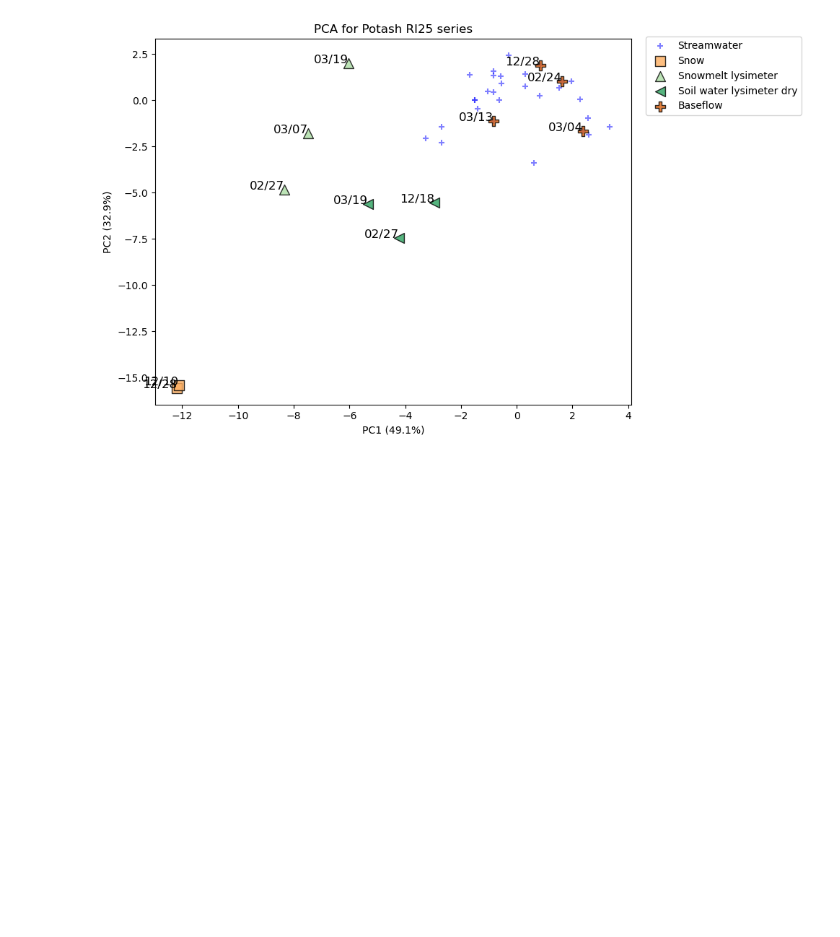
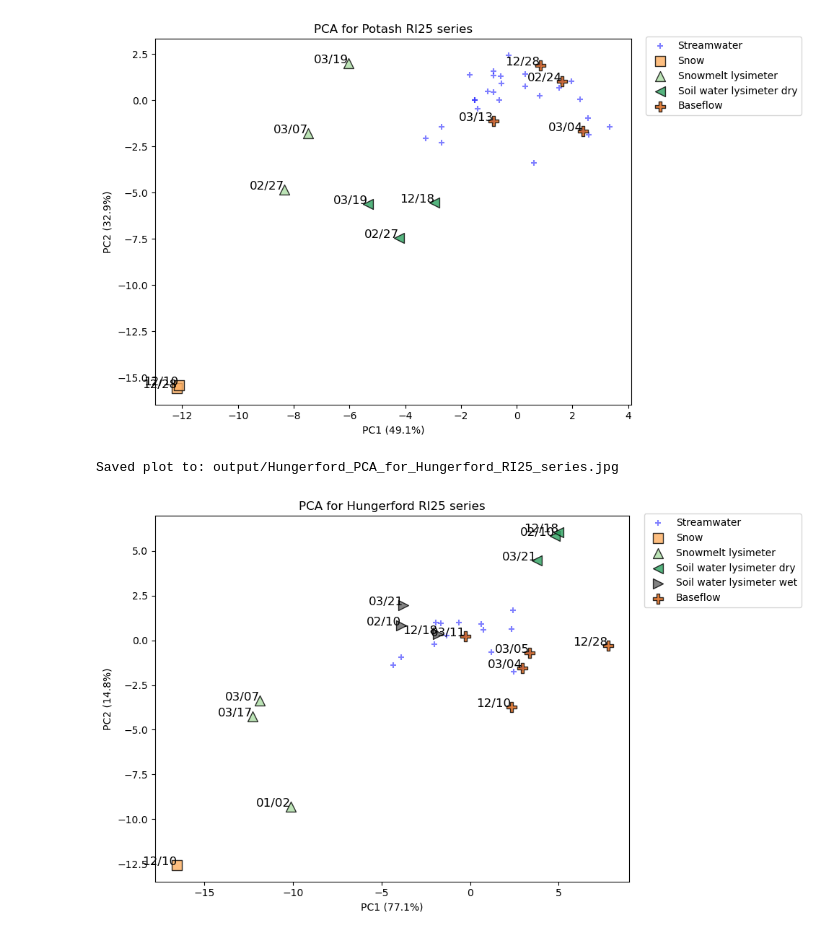
Before and after one commit to MeganEDuffy/EMMA, a Jupyter notebook: EMMA-main/Wade_Hungerford_Potash_RI25_event-PCA.ipynb, the cells around one changed output. Saved outputs shown, nothing was run; the diff lists cells and outputs as text; code cells hidden in the pictures; blank space fills up the shorter version.

```diff
--- a/EMMA-main/Wade_Hungerford_Potash_RI25_event-PCA.ipynb
+++ b/EMMA-main/Wade_Hungerford_Potash_RI25_event-PCA.ipynb
@@ -224,3 +224,35 @@ potash_ri25_tracers, potash_ri25_pca, potash_ri25_subset_stream, potash_ri25_str
 # %% [output]
 Saved plot to: output/Potash_PCA_for_Potash_RI25_series.jpg
 [figure]
+# %%
+# Load the full RI25 dataset
+df = pd.read_csv("data/newrnet-chemistry/RI25/RI25-IC-ICP-isotope-joined.csv")
+
+######################
+# Hungerford RI25 events #
+######################
+
+# Hungerford RI25 series
+# Endmembers:
+
+    #  RI25-1033, RI25-1110, RI25-1149, RI25-1182, RI25-1202 Baseflow 1033 and 1183(?) guesses
+    #  RI25-1129 Snow
+    #  RI25-1116, RI25-1124, RI25-1288 Soil water lysimeter dry
+    #  RI25-1117, RI25-1122, RI25-1289 Soil water lysimeter wet
+    #  RI25-1113, RI25-1228, RI25-1230 Snowmelt lysimeter
+
+hungerford_ri25_tracers, hungerford_ri25_pca, hungerford_ri25_subset_stream, hungerford_ri25_stream_pca_result = plot_event_pca(
+    data=df,
+    site="Hungerford",
+    start_date="2024-12-01",
+    end_date="2025-05-01",
+    endmember_ids=["RI25-1033", "RI25-1110", "RI25-1149", "RI25-1182", "RI25-1202", #Baseflow
+                  "RI25-1129", #Snow
+                  "RI25-1116", "RI25-1124", "RI25-1288", #Soil water lysimeter dry
+                  "RI25-1117", "RI25-1122", "RI25-1289", #Soil water lysimeter wet
+                  "RI25-1113", "RI25-1228", "RI25-1230"], #Snowmelt lysimeter
+    title="PCA for Hungerford RI25 series"
+)
+# %% [output]
+Saved plot to: output/Hungerford_PCA_for_Hungerford_RI25_series.jpg
+[figure, added]
```
Also changed, not shown: parts of 2 cells of this notebook, 7 other files.
